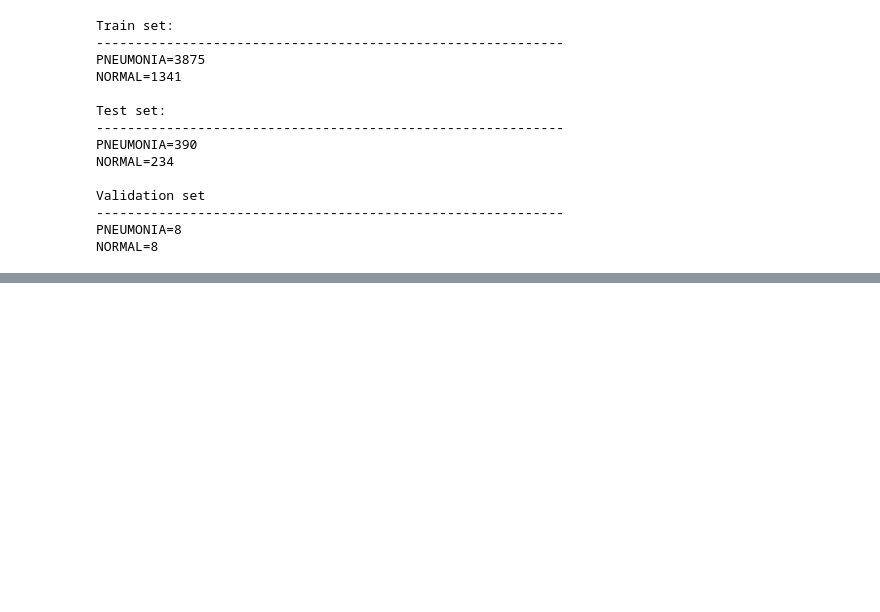
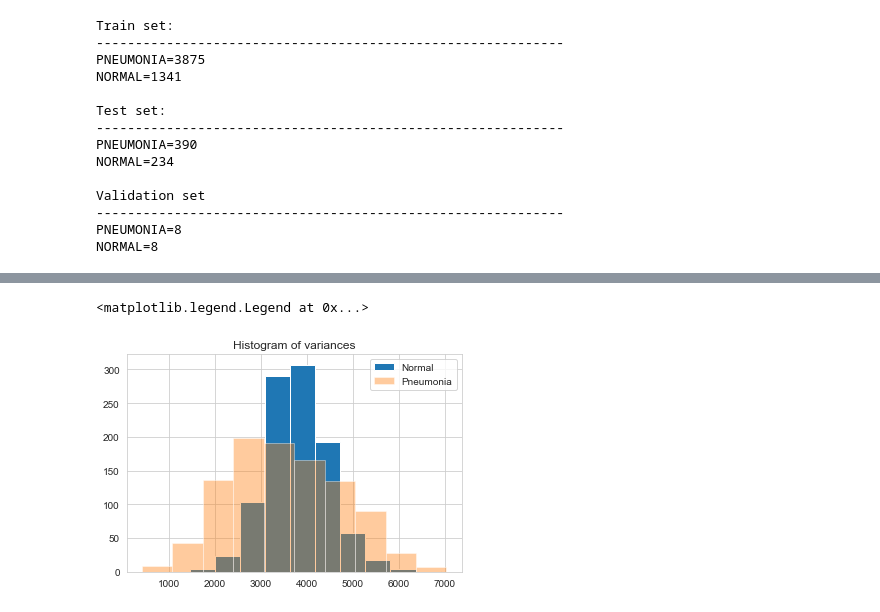
Before and after one commit to adam-broussard/Chandra, a Jupyter notebook: notebooks/0_ExploratoryDataAnalysis.ipynb, the cells around one changed output, grey strips where cells are left out. Saved outputs shown, nothing was run; the diff lists cells and outputs as text; code cells hidden in the pictures; blank space fills up the shorter version.

```diff
--- a/notebooks/0_ExploratoryDataAnalysis.ipynb
+++ b/notebooks/0_ExploratoryDataAnalysis.ipynb
@@ -58,0 +97,18 @@ NORMAL=8
+# %%
+normal_var = []
+for i in range(1000):
+    img = plt.imread(os.path.join(normal_dir, normal[i]))
+    normal_var.append(ndimage.variance(img))
+# %%
+pneumonia_var = []
+for i in range(1000):
+    img = plt.imread(os.path.join(pneumonia_dir, pneumonia[i]))
+    pneumonia_var.append(ndimage.variance(img))
+# %%
+plt.title("Histogram of variances")
+plt.hist(normal_var,label="Normal")
+plt.hist(pneumonia_var,alpha=0.4,label="Pneumonia")
+plt.legend()
+# %% [output]
+<matplotlib.legend.Legend at 0x...>
+[figure, added]
```
Also changed, not shown: parts of 6 cells of this notebook.
